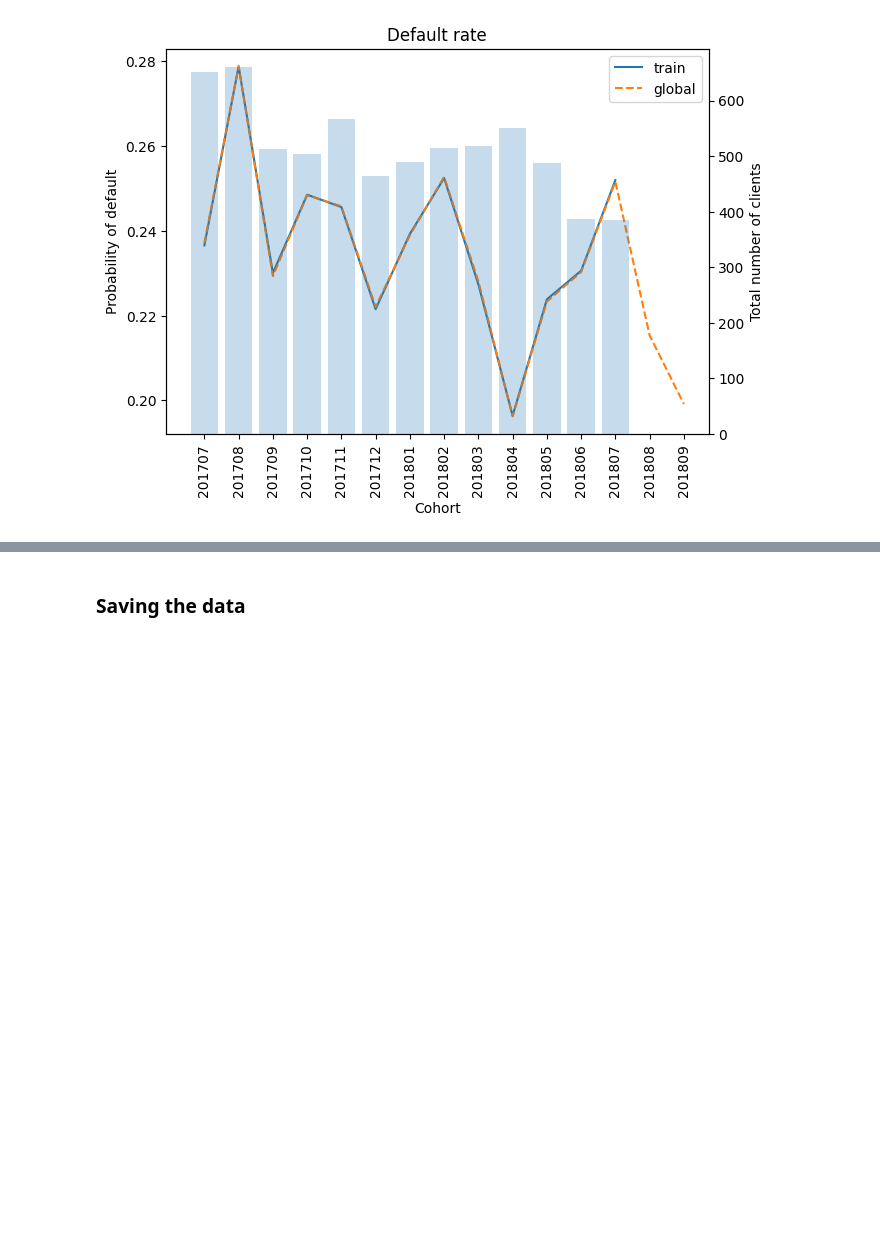
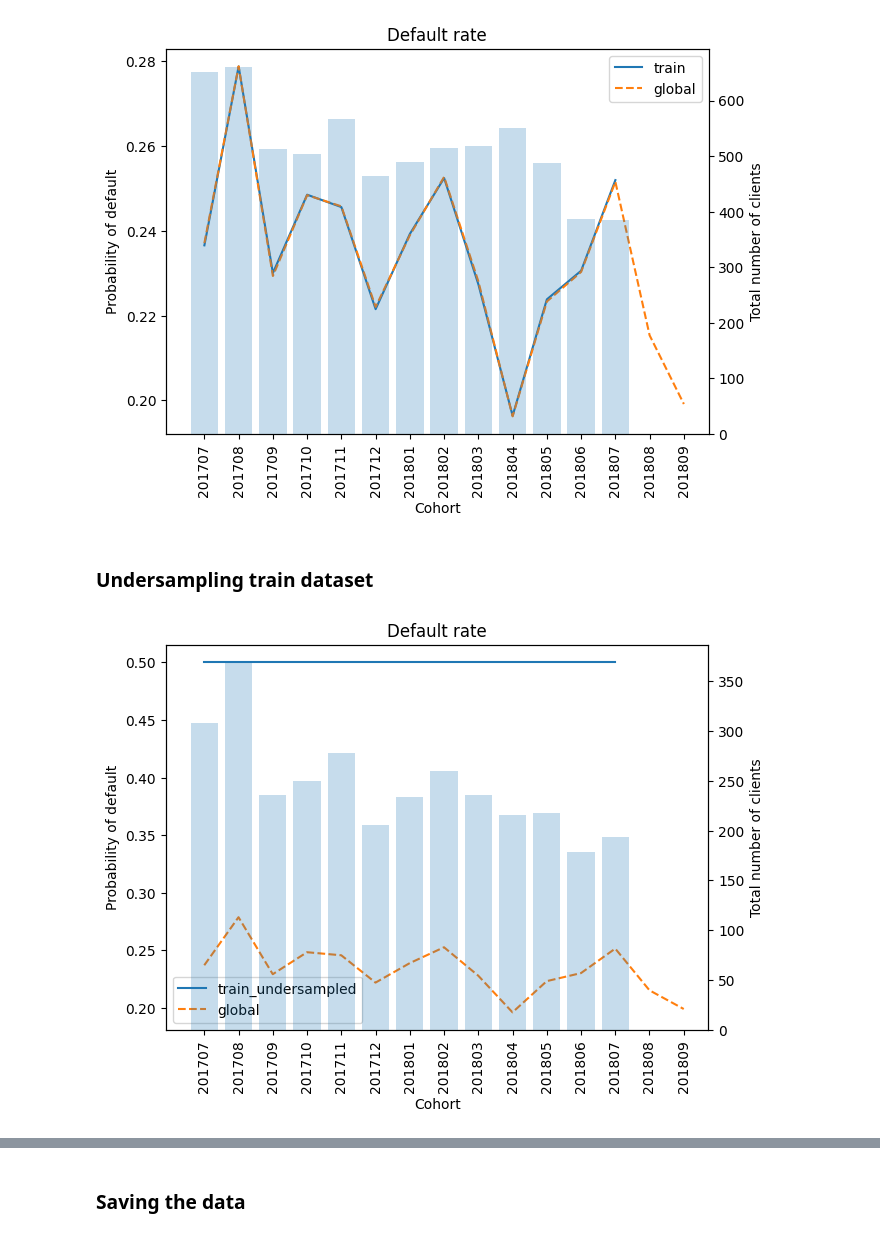
Before and after one commit to luis-escarcega/classifying-good-and-bad-customers, a Jupyter notebook: data_preparation.ipynb, the cells around one changed output, grey strips where cells are left out. Cells and saved outputs as stored; diff of their text form; code cells hidden in the pictures; blank space fills up the shorter version.

Commit message:
undersampling train dataset

```diff
--- a/data_preparation.ipynb
+++ b/data_preparation.ipynb
@@ -135,3 +136,27 @@ df_default_rate_summary = plot_default_rate(df_train, TARGET_COLUMN, RECORD_DATE
 Default rate in the train data set versus globally
 ========================================================================================================================
 [figure]
+# %% [markdown]
+### Undersampling train dataset
+# %%
+rus = RandomUnderSampler(random_state=SEED)
+
+cohort_list = X_train[RECORD_DATE_COLUMN].unique().tolist()
+df_train_undersampled_list = []
+
+for cohort in cohort_list:
+    df_train_cohort = df_train[df_train[RECORD_DATE_COLUMN]==cohort]
+    X_train_cohort = df_train_cohort.drop(TARGET_COLUMN, axis=1)
+    y_train_cohort = df_train_cohort[TARGET_COLUMN].values
+
+    X_train_cohort_undersampled, y_train_cohort_undersampled = rus.fit_resample(X_train_cohort, y_train_cohort)
+    df_train_cohort_undersampled = X_train_cohort_undersampled.copy()
+    df_train_cohort_undersampled[TARGET_COLUMN] = y_train_cohort_undersampled
+
+    df_train_undersampled_list.append(df_train_cohort_undersampled)
+
+df_train_undersampled = pd.concat(df_train_undersampled_list)
+# %%
+df_default_rate_summary_undersampled = plot_default_rate(df_train_undersampled, TARGET_COLUMN, RECORD_DATE_COLUMN, (7, 5), "train_undersampled", df, "global")
+# %% [output]
+[figure, added]
```
Also changed, not shown: parts of 4 cells of this notebook, 1 other file.
